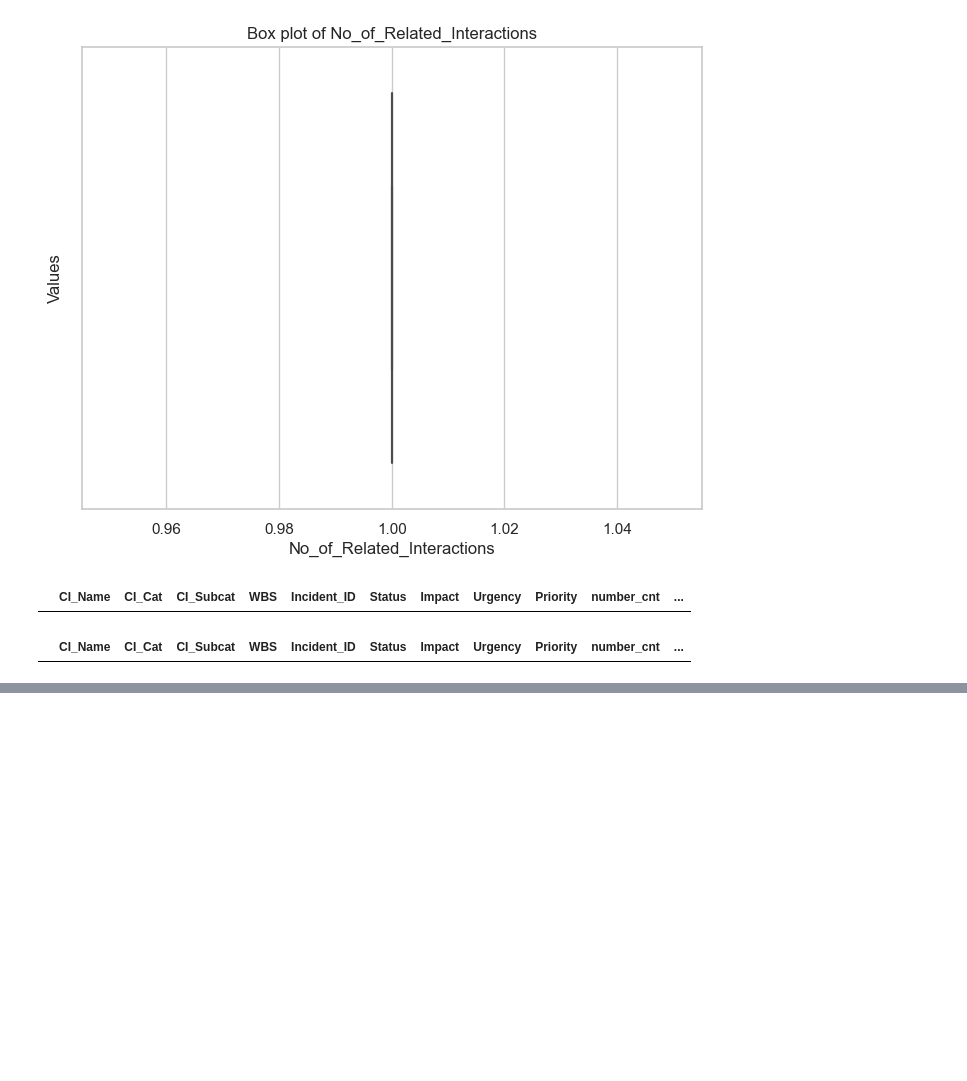
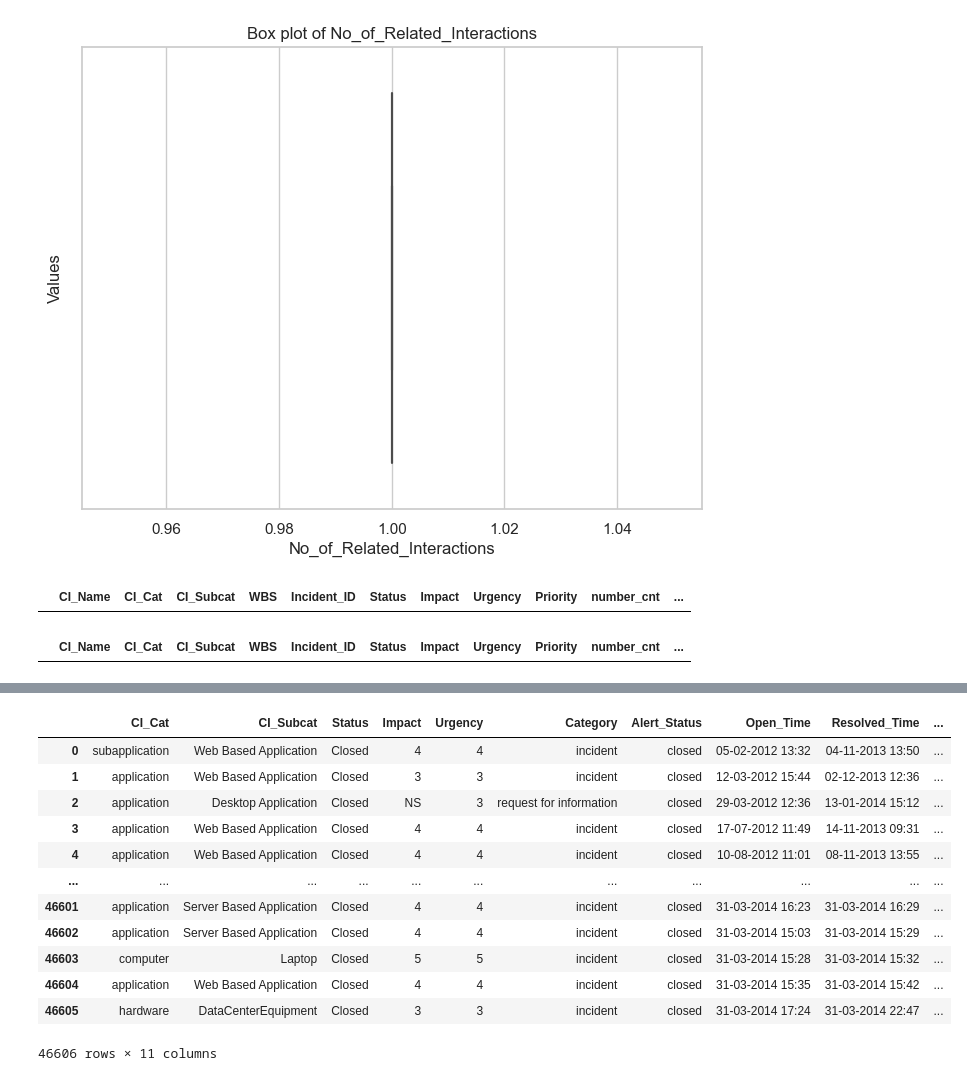
Before and after one commit to ash-171/ABCtech, a Jupyter notebook: PRCL-0012.ipynb, the cells around one changed output, grey strips where cells are left out. Cells and saved outputs as stored; diff of their text form; code cells hidden in the pictures; blank space fills up the shorter version.

```diff
--- a/PRCL-0012.ipynb
+++ b/PRCL-0012.ipynb
@@ -337,0 +424,2 @@ df.loc[df['No_of_Related_Interactions'] < lower_limit]
+# %%
+df['Urgency'] = df['Urgency'].astype('int')
@@ -337,0 +472,5 @@ df.loc[df['No_of_Related_Interactions'] < lower_limit]
+# %%
+cat_col_df = df.select_dtypes(include="O")
+# %%
+imputer_cat = SimpleImputer(strategy='most_frequent')
+imputer_cat.fit_transform(cat_col_df)
@@ -337,0 +492,18 @@ df.loc[df['No_of_Related_Interactions'] < lower_limit]
+# %%
+cat_df = pd.DataFrame(data=imputer_cat.fit_transform(cat_col_df),columns=df.select_dtypes(include="O").columns)
+# %%
+cat_df
+# %% [output]
+|  | CI_Cat | CI_Subcat | Status | Impact | Urgency | Category | Alert_Status | Open_Time | Resolved_Time | ... |
+| 0 | subapplication | Web Based Application | Closed | 4 | 4 | incident | closed | 05-02-2012 13:32 | 04-11-2013 13:50 | ... |
+| 1 | application | Web Based Application | Closed | 3 | 3 | incident | closed | 12-03-2012 15:44 | 02-12-2013 12:36 | ... |
+| 2 | application | Desktop Application | Closed | NS | 3 | request for information | closed | 29-03-2012 12:36 | 13-01-2014 15:12 | ... |
+| 3 | application | Web Based Application | Closed | 4 | 4 | incident | closed | 17-07-2012 11:49 | 14-11-2013 09:31 | ... |
+| 4 | application | Web Based Application | Closed | 4 | 4 | incident | closed | 10-08-2012 11:01 | 08-11-2013 13:55 | ... |
+| ... | ... | ... | ... | ... | ... | ... | ... | ... | ... | ... |
+| 46601 | application | Server Based Application | Closed | 4 | 4 | incident | closed | 31-03-2014 16:23 | 31-03-2014 16:29 | ... |
+| 46602 | application | Server Based Application | Closed | 4 | 4 | incident | closed | 31-03-2014 15:03 | 31-03-2014 15:29 | ... |
+| 46603 | computer | Laptop | Closed | 5 | 5 | incident | closed | 31-03-2014 15:28 | 31-03-2014 15:32 | ... |
+| 46604 | application | Web Based Application | Closed | 4 | 4 | incident | closed | 31-03-2014 15:35 | 31-03-2014 15:42 | ... |
+| 46605 | hardware | DataCenterEquipment | Closed | 3 | 3 | incident | closed | 31-03-2014 17:24 | 31-03-2014 22:47 | ... |
+46606 rows × 11 columns
```
Also changed, not shown: parts of 33 cells of this notebook.
